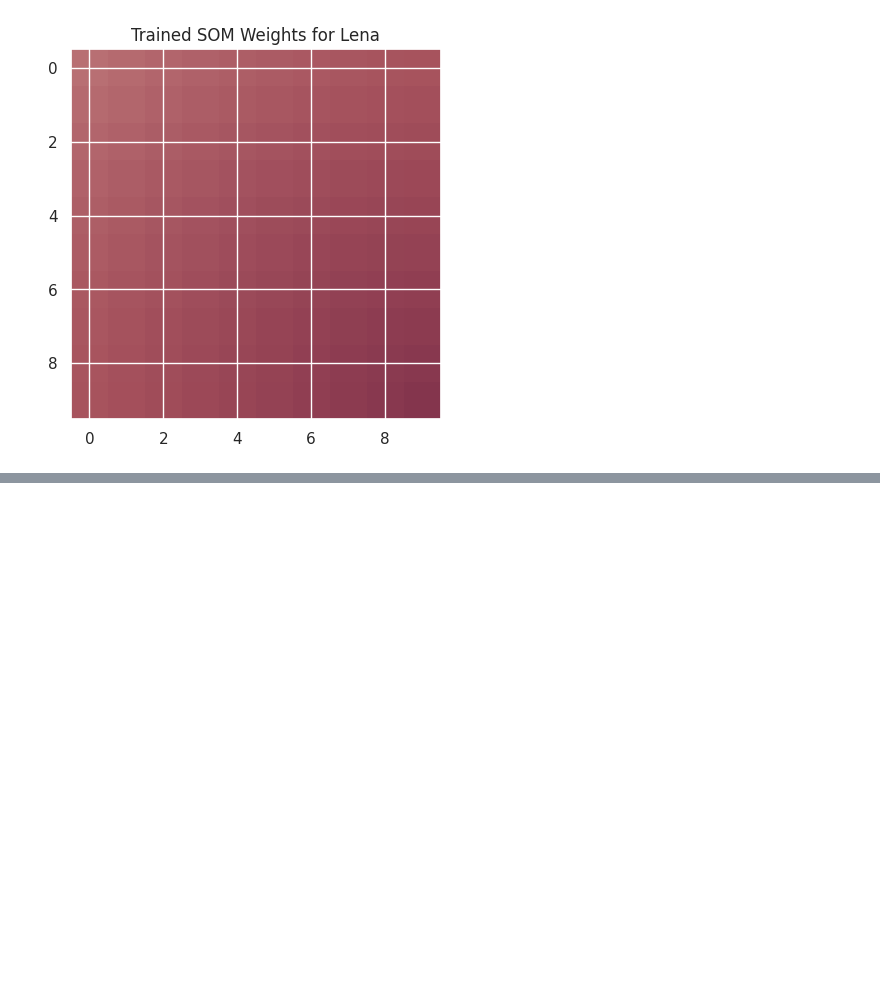
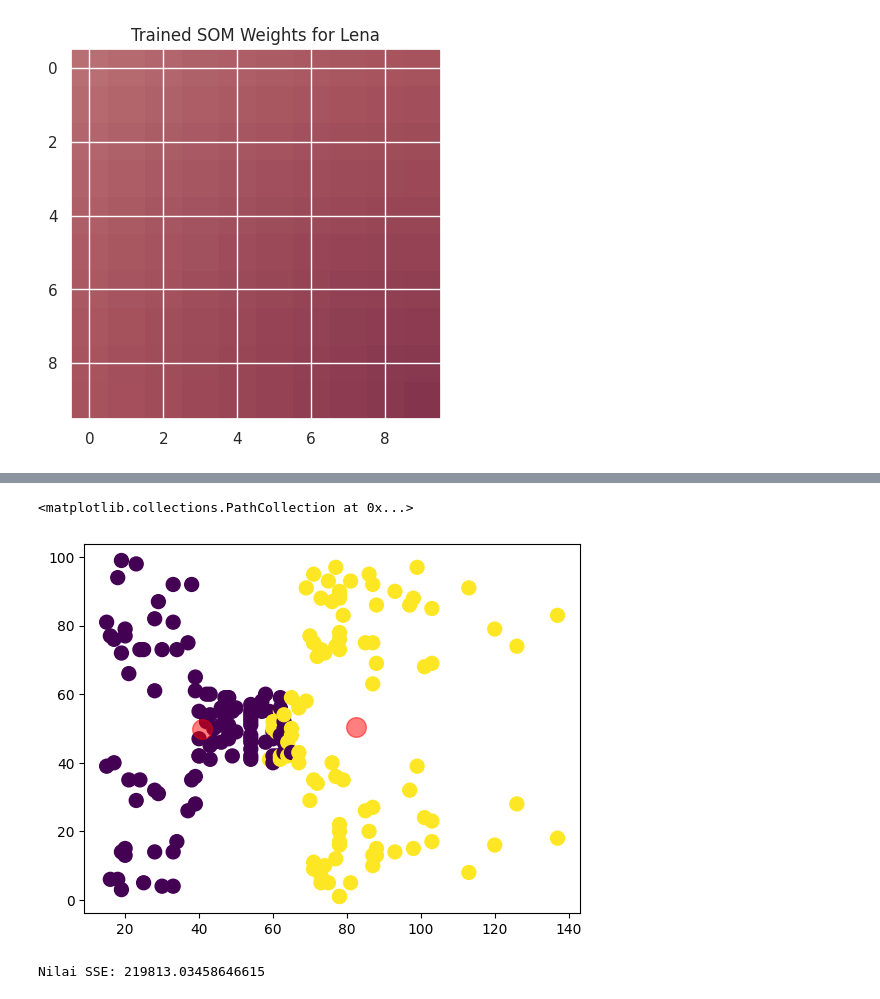
Before and after one commit to filladani/Machine-Learning_2024, a Jupyter notebook: JS7_ML.ipynb, the cells around one changed output, grey strips where cells are left out. Drawn from its saved outputs; the diff is of its cells as text; code cells hidden in the pictures; blank space fills up the shorter version.

```diff
--- a/JS7_ML.ipynb
+++ b/JS7_ML.ipynb
@@ -424,0 +486,24 @@ plt.show()
+# %%
+# Buat Model KMeans
+from sklearn.cluster import KMeans
+
+# Inisiasi obyek KMeans
+cl_kmeans = KMeans(n_clusters=2)
+
+# Fit dan predict model
+y_kmeans = cl_kmeans.fit_predict(X)
+# %%
+# Plot hasi cluster berdasarkan annual income dan spending score
+plt.scatter(X.iloc[:, 1], X.iloc[:, 2], s = 100, c=y_kmeans)
+
+# Plot centroid
+centers = cl_kmeans.cluster_centers_
+plt.scatter(centers[:, 1], centers[:, 2], c='red', s=200, alpha=0.5)
+# %% [output]
+<matplotlib.collections.PathCollection at 0x...>
+[figure, added]
+# %%
+# Cek Nilai SSE
+print(f'Nilai SSE: {cl_kmeans.inertia_}')
+# %% [output]
+Nilai SSE: 219813.03458646615
```
Also changed, not shown: parts of 8 cells of this notebook.
